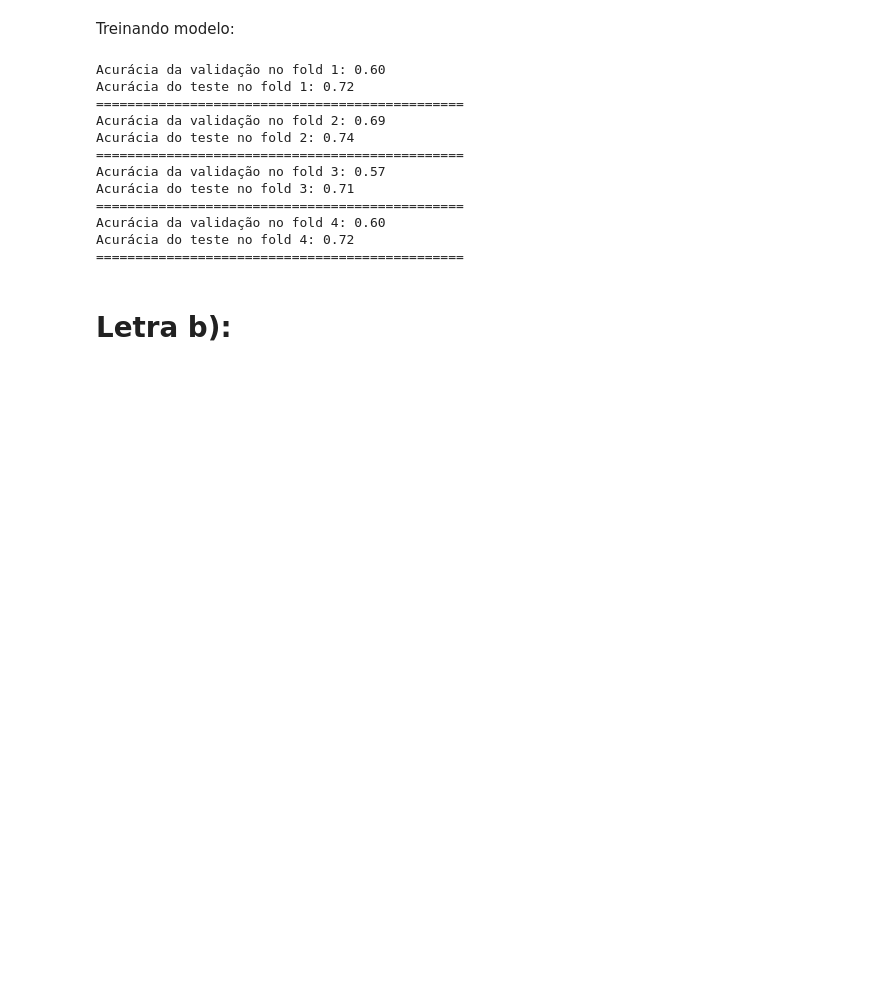
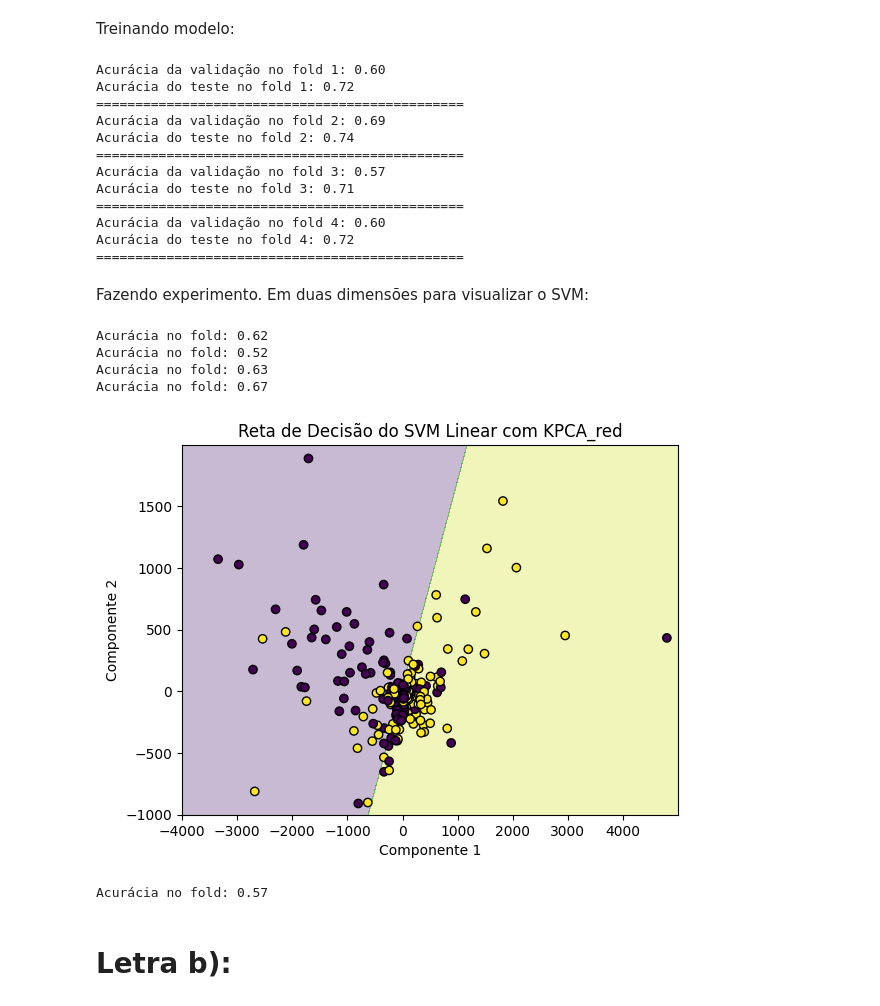
Before and after one commit to lorran-araujo/LNCC, a Jupyter notebook: disciplinas/redes-neurais/codes/lista3/exercicio1.ipynb, the cells around one changed output. Saved outputs shown, nothing was run; the diff lists cells and outputs as text; code cells hidden in the pictures; blank space fills up the shorter version.

Commit message:
exercise1 update pca and kpca 2 dimentions

```diff
--- a/disciplinas/redes-neurais/codes/lista3/exercicio1.ipynb
+++ b/disciplinas/redes-neurais/codes/lista3/exercicio1.ipynb
@@ -232,6 +232,70 @@ Acurácia do teste no fold 3: 0.71
 Acurácia da validação no fold 4: 0.60
 Acurácia do teste no fold 4: 0.72
 ===============================================
+# %% [markdown]
+Fazendo experimento. Em duas dimensões para visualizar o SVM:
+# %%
+# realizando redução de dimensionalidade pelo kernel polinomial
+kpca_red = KernelPCA(kernel='poly', gamma=0.1, n_components=2)
+x_train_kpca_red = kpca_red.fit_transform(X_train)
+# %%
+kf3 = KFold(n_splits=4, shuffle=True, random_state=42)
+
+# lista para armazenar os modelos
+svm_linear_red = []
+
+# treina svm
+for train_index, test_index in kf3.split(x_train_kpca_red):
+
+    X_train3, X_val = x_train_kpca_red[train_index], x_train_kpca_red[test_index]
+    y_train3, y_val = y_train[train_index], y_train[test_index]
+
+    # cria e treinar o modelo SVM
+    clf_linear = SVC(kernel='linear', C=1.0)
+    clf_linear.fit(X_train3, y_train3.ravel())
+
+    svm_linear_red.append(clf_linear)
+
+    # avalia o modelo no conjunto de validação
+    accuracy = clf_linear.score(X_val, y_val)
+    print(f"Acurácia no fold: {accuracy:.2f}")
+# %% [output]
+Acurácia no fold: 0.62
+Acurácia no fold: 0.52
+Acurácia no fold: 0.63
+Acurácia no fold: 0.67
+# %%
+# plot da reta do svm
+def plot_decision_boundary(clf, X, y, title, xmin=None, xmax=None, ymin=None, ymax=None):
+    h = 3  # Tamanho do passo da malha
+    if (not xmin) or (not xmax) or (not ymin) or (not ymax):
+        x_min, x_max = X[:, 0].min() - 1, X[:, 0].max() + 1
+        y_min, y_max = X[:, 1].min() - 1, X[:, 1].max() + 1
+    else:
+        x_min, x_max, y_min, y_max = xmin, xmax, ymin, ymax
+
+    xx, yy = np.meshgrid(np.arange(x_min, x_max, h),
+                         np.arange(y_min, y_max, h))
+    Z = clf.predict(np.c_[xx.ravel(), yy.ravel()])
+    Z = Z.reshape(xx.shape)
+
+    plt.contourf(xx, yy, Z, alpha=0.3, cmap='viridis')
+    plt.scatter(X[:, 0], X[:, 1], c=y, edgecolors='k', cmap='viridis')
+    plt.title(title)
+    plt.xlabel('Componente 1')
+    plt.ylabel('Componente 2')
+    plt.show()
+# %%
+X_test_kpca_red = kpca_red.transform(X_test)
+# %%
+plot_decision_boundary(svm_linear_red[3], X_test_kpca_red, y_test, 'Reta de Decisão do SVM Linear com KPCA_red', -4000, 5000, -1000, 2000)
+# %% [output]
+[figure, added]
+# %%
+accuracy = svm_linear_red[3].score(X_test_kpca_red, y_test)
+print(f"Acurácia no fold: {accuracy:.2f}")
+# %% [output]
+Acurácia no fold: 0.57
 # %% [markdown]
 # Letra b):
 # %% [markdown]
```
Also changed, not shown: parts of 6 cells of this notebook, 1 other file.
